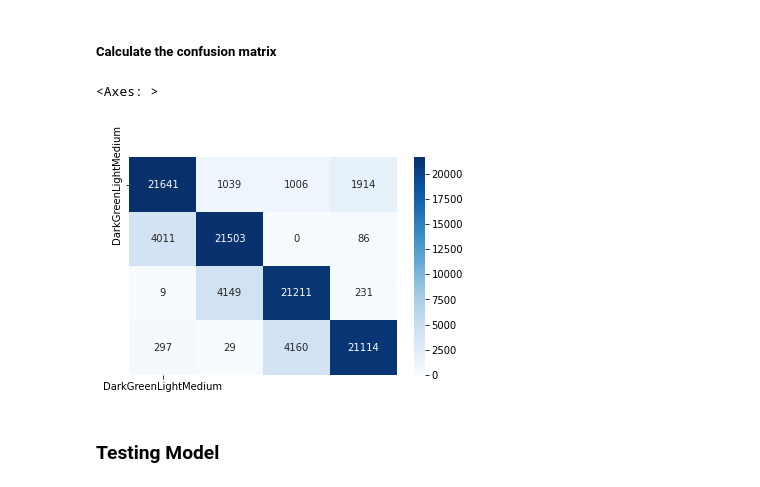
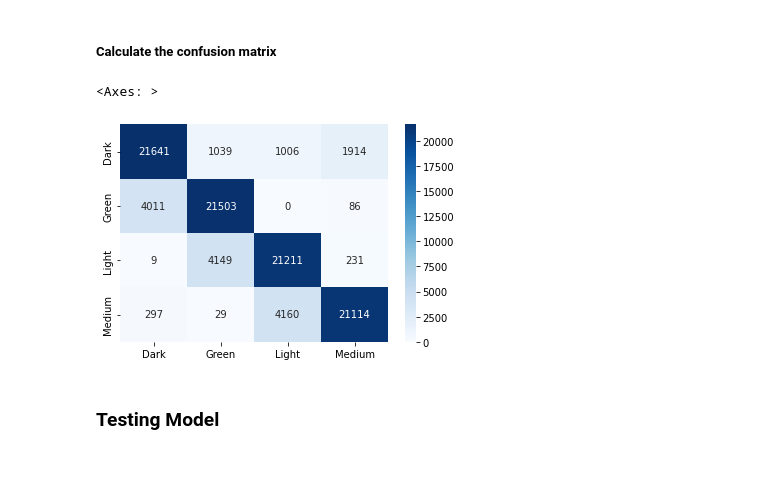
Before and after one commit to daffakurnia11/Coffee-Beans-Roast-Level-Classification, a Jupyter notebook: model.ipynb, the cells around one changed output. Saved outputs shown, nothing was run; the diff lists cells and outputs as text; code cells hidden in the pictures.

```diff
--- a/model.ipynb
+++ b/model.ipynb
@@ -271,11 +271,11 @@ plt.show()
 ##### Calculate the confusion matrix
 # %%
 cm = confusion_matrix(train_ground_truths, train_predictions)
-labels_category = ['Dark' 'Green' 'Light' 'Medium']
+labels_category = ['Dark', 'Green', 'Light', 'Medium']
 sns.heatmap(cm, annot=True, fmt='d', cmap='Blues', xticklabels= labels_category, yticklabels=labels_category)
 # %% [output]
 <Axes: >
-[figure, old version]
+[figure, new version]
 # %% [markdown]
 ### Testing Model
 # %% [markdown]
```
Also changed, not shown: parts of 1 cell of this notebook.
